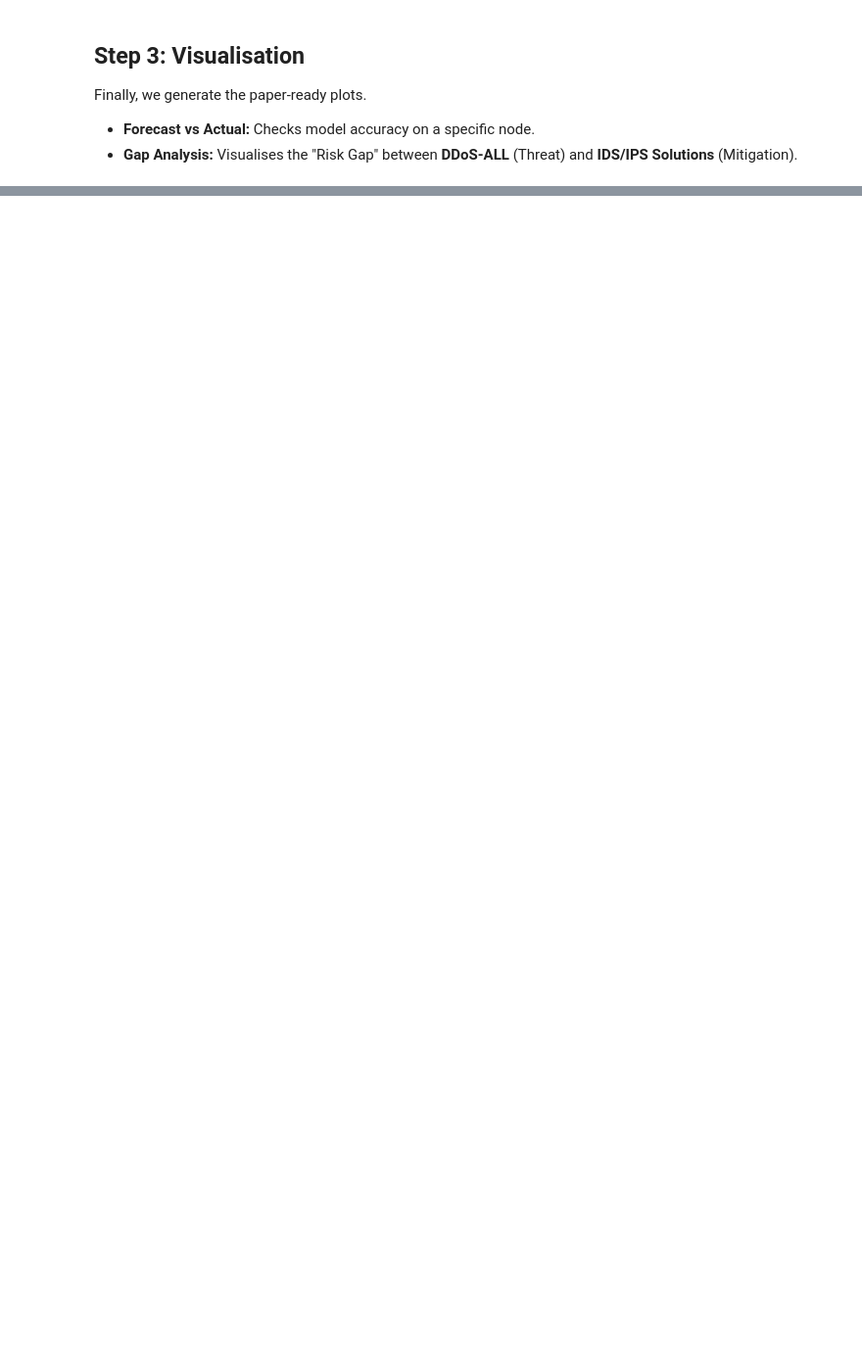
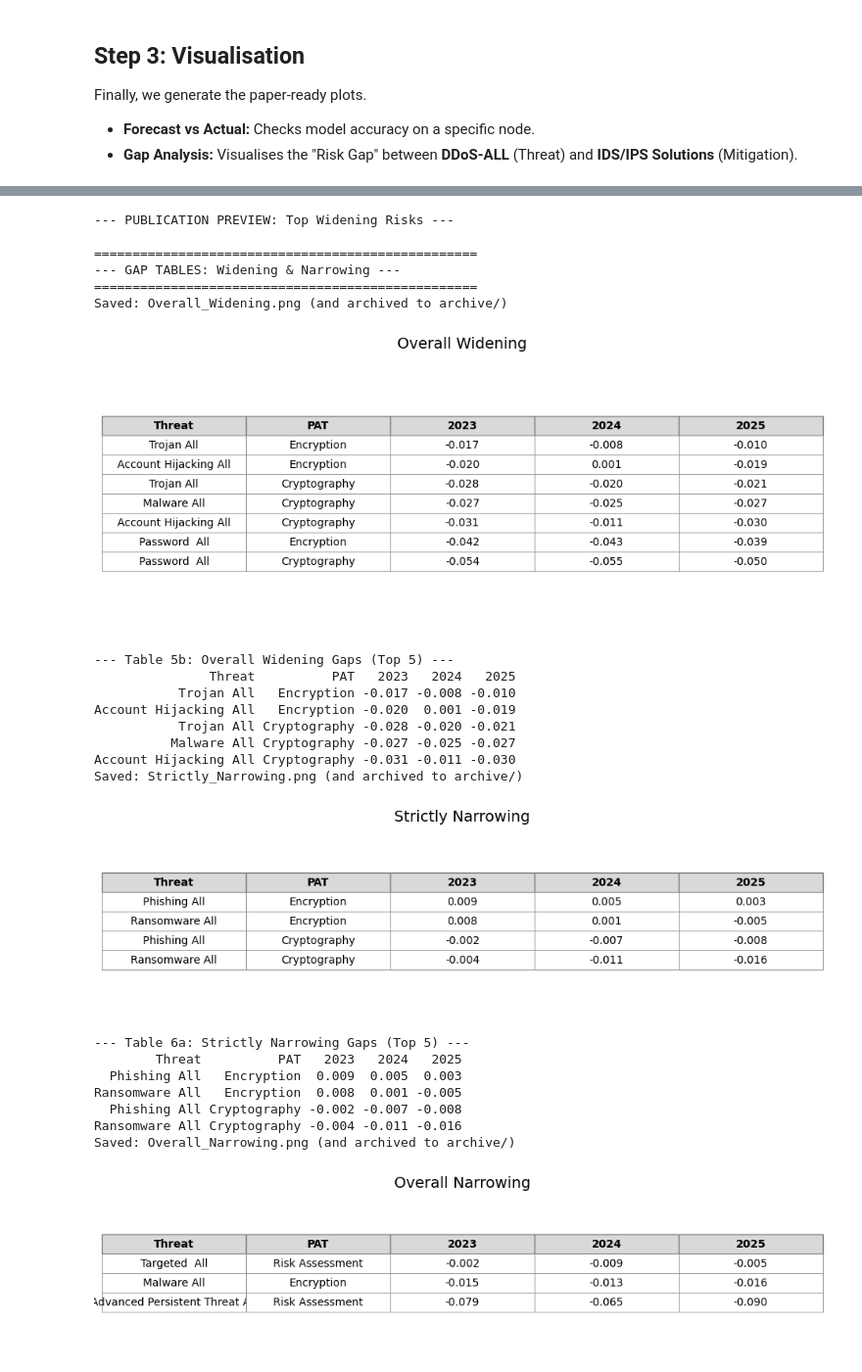
Before and after one commit to PaschalisLagias/Cyber-trend-forecasting, a Jupyter notebook: Notebooks/Transformer_Pipeline_Vignette_Vision.ipynb, the cells around one changed output, grey strips where cells are left out. Shown at 98% size. Cells and saved outputs as stored; diff of their text form; code cells hidden in the pictures; blank space fills up the shorter version.

```diff
--- a/Notebooks/Transformer_Pipeline_Vignette_Vision.ipynb
+++ b/Notebooks/Transformer_Pipeline_Vignette_Vision.ipynb
@@ -138,0 +245,29 @@ else:
+# %%
+if vis_data:
+    print("\n--- PUBLICATION PREVIEW: Top Widening Risks ---")
+    generate_gap_analysis_tables(vis_data)
+# %% [output]
+--- PUBLICATION PREVIEW: Top Widening Risks ---
+
+==================================================
+--- GAP TABLES: Widening & Narrowing ---
+==================================================
+Saved: Overall_Widening.png (and archived to archive/)
+[figure, added]
+--- Table 5b: Overall Widening Gaps (Top 5) ---
+               Threat          PAT   2023   2024   2025
+           Trojan All   Encryption -0.017 -0.008 -0.010
+Account Hijacking All   Encryption -0.020  0.001 -0.019
+           Trojan All Cryptography -0.028 -0.020 -0.021
+          Malware All Cryptography -0.027 -0.025 -0.027
+Account Hijacking All Cryptography -0.031 -0.011 -0.030
+Saved: Strictly_Narrowing.png (and archived to archive/)
+[figure, added]
+--- Table 6a: Strictly Narrowing Gaps (Top 5) ---
+        Threat          PAT   2023   2024   2025
+  Phishing All   Encryption  0.009  0.005  0.003
+Ransomware All   Encryption  0.008  0.001 -0.005
+  Phishing All Cryptography -0.002 -0.007 -0.008
+Ransomware All Cryptography -0.004 -0.011 -0.016
+Saved: Overall_Narrowing.png (and archived to archive/)
+[figure, added]
```
Also changed, not shown: parts of 20 cells of this notebook.
